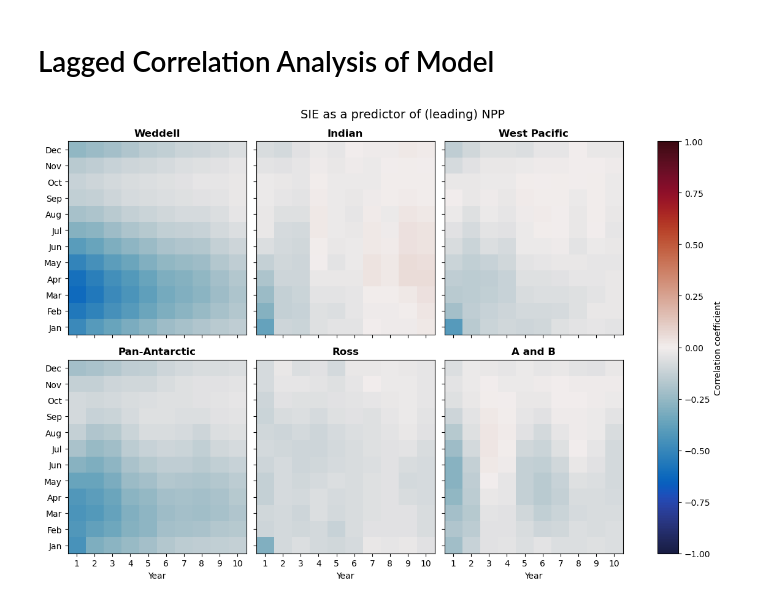
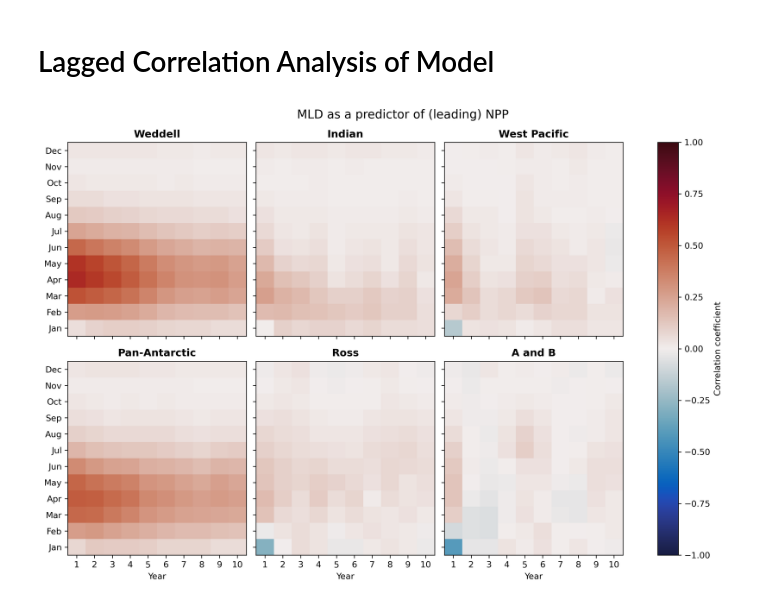
Before and after one commit to bbuchovecky/hmei, a Jupyter notebook: notebooks/11_model-correlation.ipynb, the cells around one changed output. Cells and saved outputs as stored; diff of their text form; code cells hidden in the pictures.

Commit message:
worked on visualizing lagged correlations

```diff
--- a/notebooks/11_model-correlation.ipynb
+++ b/notebooks/11_model-correlation.ipynb
@@ -22,7 +22,7 @@ import matplotlib as mpl
 
 import cmocean.cm as cm
 # %%
-mpl.rcParams['figure.dpi']= 100
+mpl.rcParams['figure.dpi']= 300
 # %%
 def open_metric(var, reg, metric, timescale='monthly', ens_type=''):
 
@@ -68,7 +85,7 @@ def compute_lagged_corr_monthly(predictand, predictor, maxlead):
 
     return r, pvalue, leadvalue
 # %%
-def lagged_corr_simple_heatmap(predictand_name, predictor_name, reg, threshold=0.75, hatch='//', cmap=cm.balance, figsize=(12,8)):
+def lagged_single_corr_heatmap(predictand_name, predictor_name, reg, threshold=0.75, hatch='//', cmap=cm.balance, figsize=(12,8)):
 
     predictand = open_metric(predictand_name, 'so', 'anom')
     predictor = open_metric(predictor_name, 'so', 'anom')
@@ -173,6 +190,6 @@ def lagged_corr_simple_heatmap(predictand_name, predictor_name, reg, threshold=0
 
         return fig,ax
 # %%
-lagged_corr_simple_heatmap('npp', 'sie', 'all', hatch=None);
+lagged_single_corr_heatmap('npp', 'mld', 'all', hatch=None);
 # %% [output]
-[figure, old version]
+[figure, new version]
```
Also changed, not shown: parts of 3 cells of this notebook.
